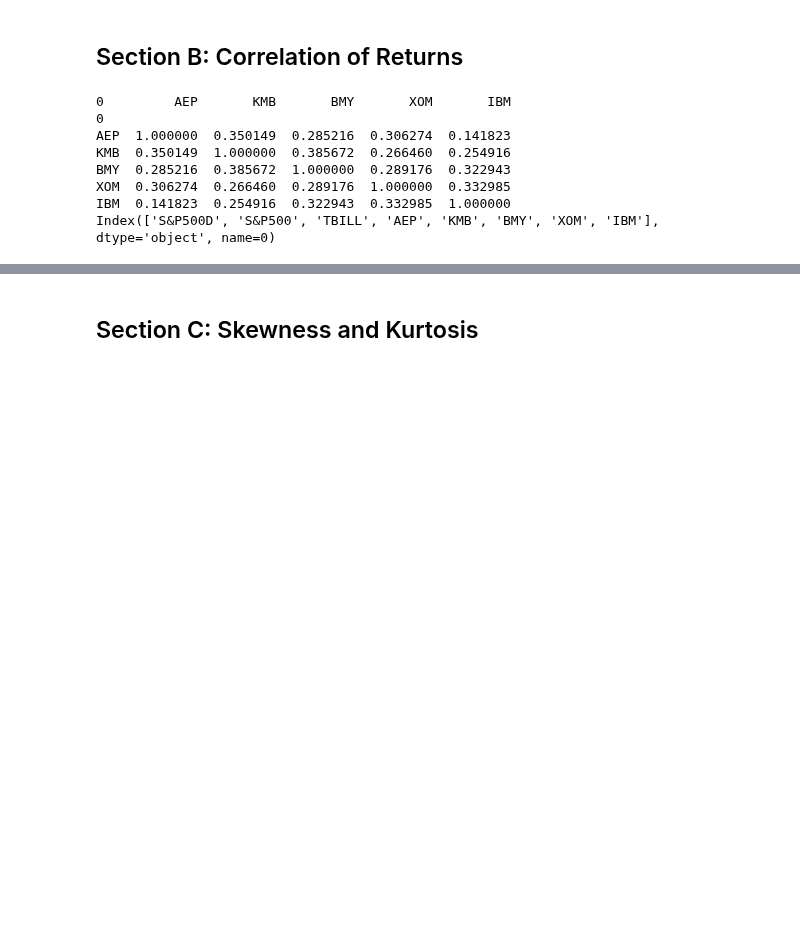
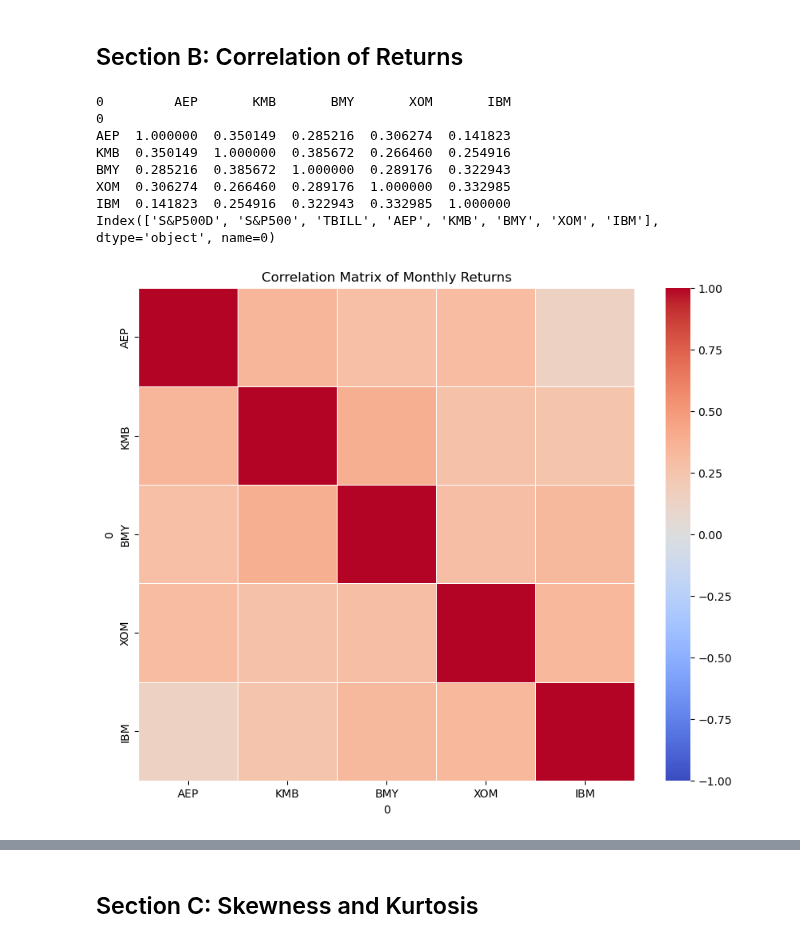
Before and after one commit to shaylazheng/princeton-courses, a Jupyter notebook: eco462/assignments/ECO462_HW1.ipynb, the cells around one changed output, grey strips where cells are left out. Saved outputs shown, nothing was run; the diff lists cells and outputs as text; code cells hidden in the pictures; blank space fills up the shorter version.

```diff
--- a/eco462/assignments/ECO462_HW1.ipynb
+++ b/eco462/assignments/ECO462_HW1.ipynb
@@ -121,21 +121,23 @@ Based on the minimum value found for S&P500D in question 3, and taking the CDF o
 # %%
 # Question 1 Coding Portion
 correlation_matrix = df_returns[['AEP', 'KMB', 'BMY', 'XOM', 'IBM']].corr()
 print(correlation_matrix)
 
 print(df_returns.columns)
 
-# plt.figure(figsize=(10, 8))
-# sns.heatmap(correlation_matrix, vmin = -1, vmax = 1, cmap="coolwarm", fmt=".2f", linewidths=0.5)
-# plt.title("Correlation Matrix of Monthly Returns")
-# plt.show()
+# Heatmap to better visualize
+plt.figure(figsize=(10, 8))
+sns.heatmap(correlation_matrix, vmin = -1, vmax = 1, cmap="coolwarm", fmt=".2f", linewidths=0.5)
+plt.title("Correlation Matrix of Monthly Returns")
+plt.show()
 # %% [output]
 0         AEP       KMB       BMY       XOM       IBM
 0
 AEP  1.000000  0.350149  0.285216  0.306274  0.141823
 KMB  0.350149  1.000000  0.385672  0.266460  0.254916
 BMY  0.285216  0.385672  1.000000  0.289176  0.322943
 XOM  0.306274  0.266460  0.289176  1.000000  0.332985
 IBM  0.141823  0.254916  0.322943  0.332985  1.000000
 Index(['S&P500D', 'S&P500', 'TBILL', 'AEP', 'KMB', 'BMY', 'XOM', 'IBM'], dtype='object', name=0)
+[figure, added]
 # %% [markdown]
```
Also changed, not shown: parts of 9 cells of this notebook, 7 other files.
